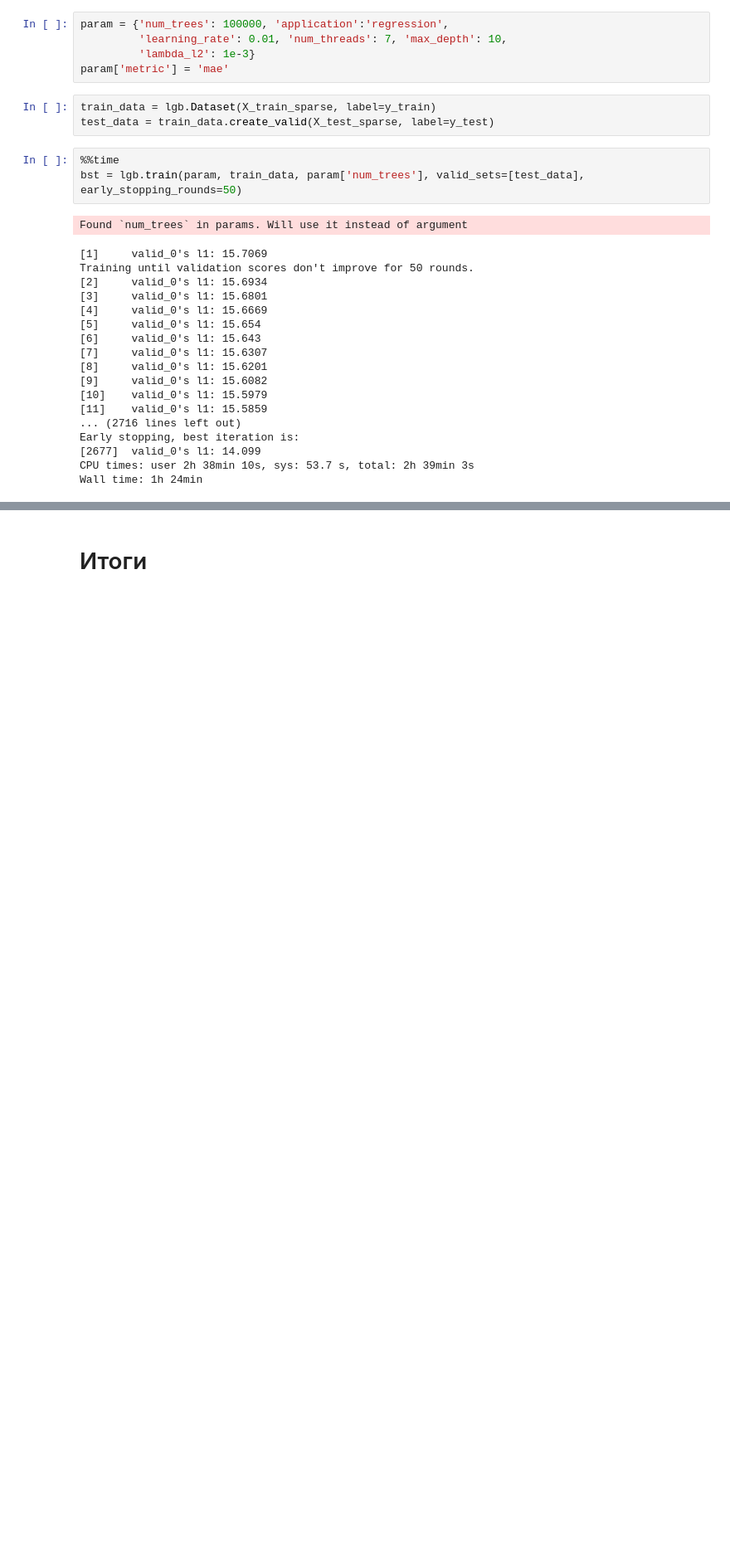
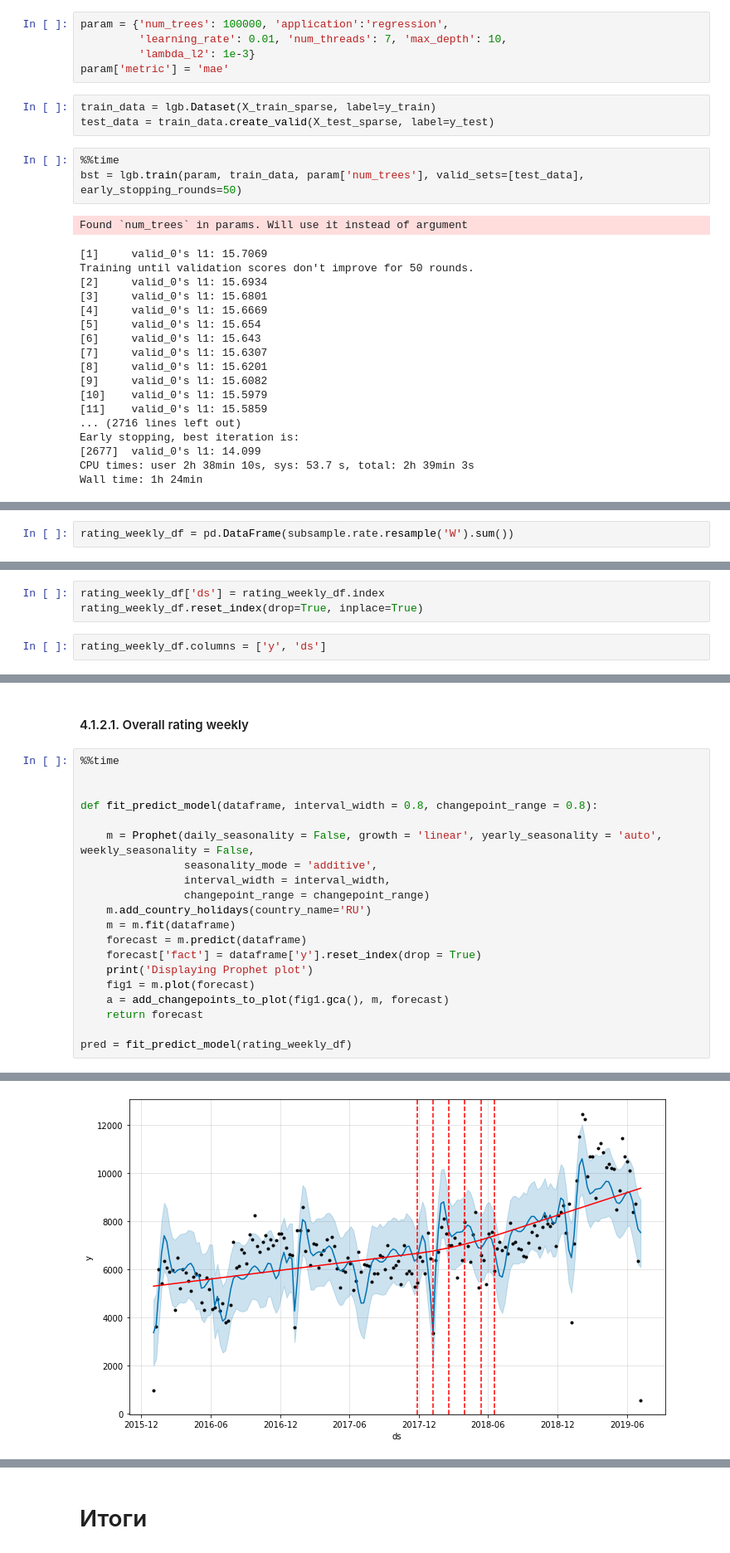
Before and after one commit to sureepoup/Habr_acrticle_rating_prediction, a Jupyter notebook: Habr_article_rating_prediction.ipynb, the cells around one changed output, grey strips where cells are left out. Shown at 83% size. Drawn from its saved outputs; the diff is of its cells as text; blank space fills up the shorter version.

```diff
--- a/Habr_article_rating_prediction.ipynb
+++ b/Habr_article_rating_prediction.ipynb
@@ -815,0 +840,2 @@ Wall time: 1h 24min
+# %%
+rating_weekly_df = pd.DataFrame(subsample.rate.resample('W').sum())
@@ -815,0 +852,5 @@ Wall time: 1h 24min
+# %%
+rating_weekly_df['ds'] = rating_weekly_df.index
+rating_weekly_df.reset_index(drop=True, inplace=True)
+# %%
+rating_weekly_df.columns = ['y', 'ds']
@@ -815,0 +896,23 @@ Wall time: 1h 24min
+# %% [markdown]
+#### 4.1.2.1. Overall rating weekly
+# %%
+%%time
+
+
+def fit_predict_model(dataframe, interval_width = 0.8, changepoint_range = 0.8):
+
+    m = Prophet(daily_seasonality = False, growth = 'linear', yearly_seasonality = 'auto', weekly_seasonality = False,
+                seasonality_mode = 'additive',
+                interval_width = interval_width,
+                changepoint_range = changepoint_range)
+    m.add_country_holidays(country_name='RU')
+    m = m.fit(dataframe)
+    forecast = m.predict(dataframe)
+    forecast['fact'] = dataframe['y'].reset_index(drop = True)
+    print('Displaying Prophet plot')
+    fig1 = m.plot(forecast)
+    a = add_changepoints_to_plot(fig1.gca(), m, forecast)
+    return forecast
+
+pred = fit_predict_model(rating_weekly_df)
+# %% [output]
@@ -815,0 +922 @@ Wall time: 1h 24min
+[figure, added]
```
Also changed, not shown: parts of 31 cells of this notebook.
